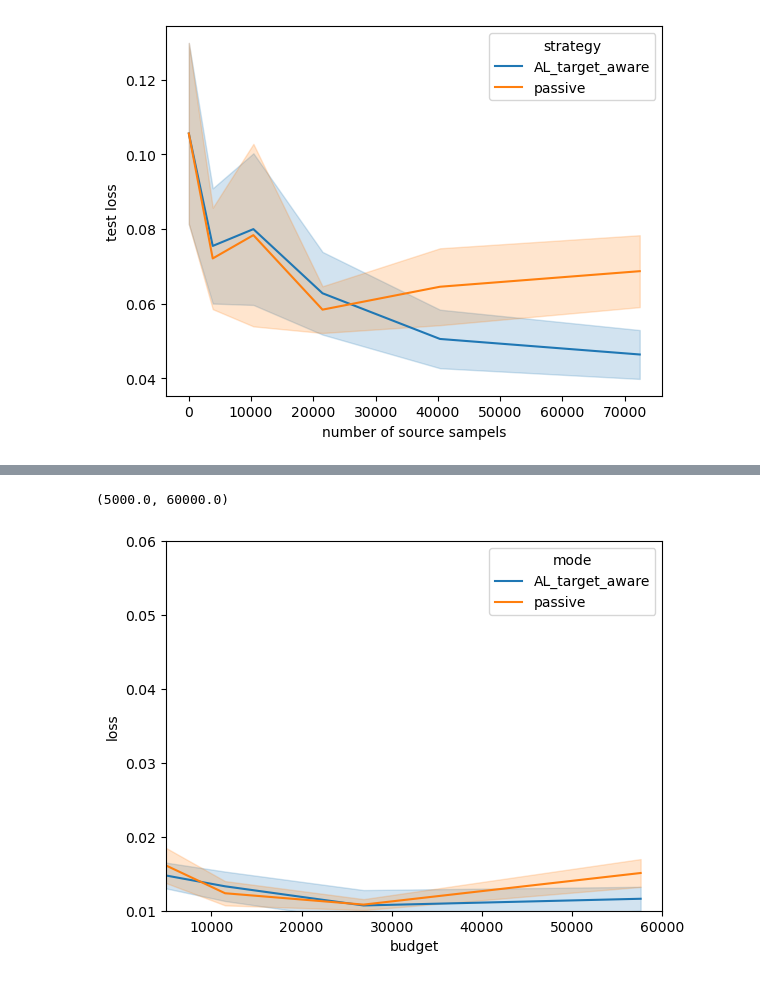
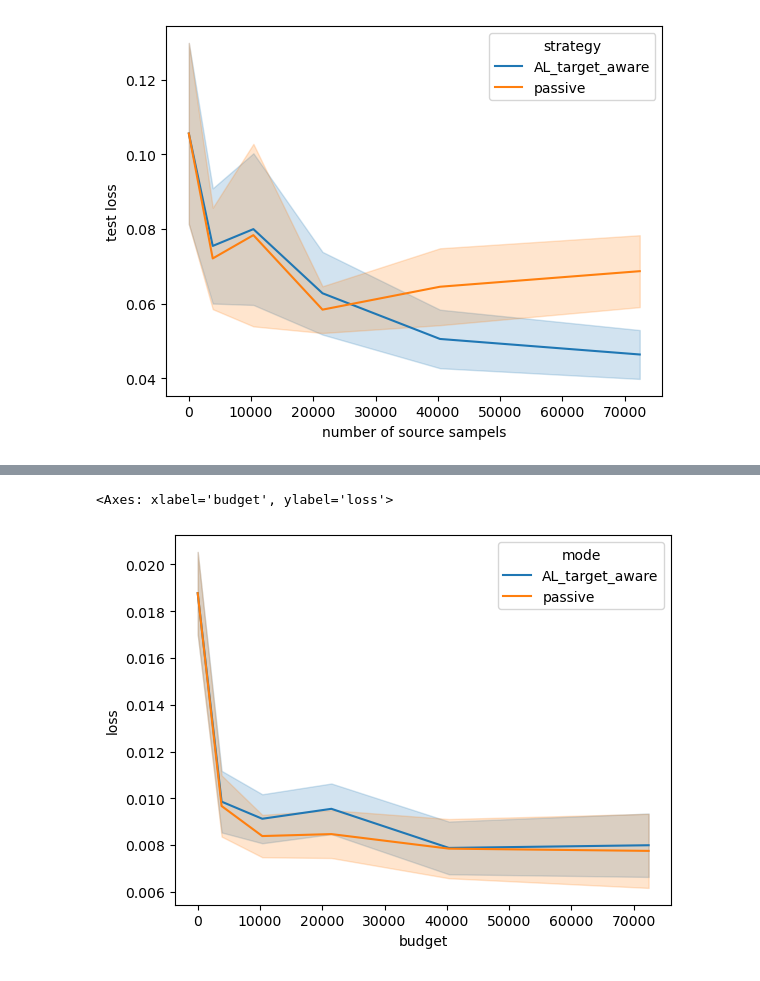
Before and after one commit to WendyH1108/AL-Robotics, a Jupyter notebook: summary_pendulum_nonLinear.ipynb, the cells around one changed output, grey strips where cells are left out. Cells and saved outputs as stored; diff of their text form; code cells hidden in the pictures.

```diff
--- a/summary_pendulum_nonLinear.ipynb
+++ b/summary_pendulum_nonLinear.ipynb
@@ -86,7 +80,7 @@ sns.lineplot(x="budget", y="related_source_est_similarities", data=result, error
 config = {
         "embed_dim": 8,
         "input_dim": 60,
-        "num_target_sample": 5000,
+        "num_target_sample": 4000,
         "active": None,
         "target_aware": None,
         "saving_task_num": True,
@@ -117,8 +111,8 @@ for seed in [ 43, 500, 12434, 425, 987, 26794, 56, 89, 1111, 89731, 21312]:
                 result = pd.concat([result, tmp])
 
 sns.lineplot(x="budget", y="loss", data=result, hue="mode", errorbar=('se',1), markers=True, dashes=False)
-plt.ylim([0.01, 0.06])
-plt.xlim([5000, 60000])
+# plt.ylim([0.01, 0.06])
+# plt.xlim([5000, 60000])
 # plt.xscale("log")
 # plt.yscale("log")
 # %% [output]
@@ -134,40 +122,40 @@ sns.lineplot(x="budget", y="related_source_est_similarities", data=result, hue="
 config = {
         "embed_dim": 8,
         "input_dim": 60,
-        "num_target_sample": 5000,
+        "num_target_sample": 4000,
         "active": None,
         "target_aware": None,
         "saving_task_num": True,
         "base_len_ratio": 1,
         "exp_base": 2,
         "outer_epoch_num": 4,
         "actual_target":  [0, -1, 0.5, 0, 0.5, 0]
         }
 
 result = None
-for seed in [ 43, 500, 12434, 425, 987, 26794, 56, 89, 1111, 89731, 21312]:
-# for seed in [ 43, 500, 425, 987, 56, 89, 1111, 89731, 21312]:
+# for seed in [ 43, 500, 12434, 425, 987, 26794, 56, 89, 1111, 89731, 21312]:
+for seed in [ 43,500, 12434, 425, 987, 26794, 56, 89]:
     for active in [True, False]:
             config["data_seed"] = seed
             config["active"] = active
             config["target_aware"] = True if active else False
             filename = processName(config)
             tmp = pd.read_csv(f"results/pendulum_nonlinear_highErrorBar/{filename}.csv")
             if active:
                 tmp["mode"] = "AL_target_aware"
             else:
                 tmp["mode"] = "passive"
             tmp['seed'] = seed
             if result is None:
                 result = tmp
             else:
                 result = pd.concat([result, tmp])
 
 sns.lineplot(x="budget", y="loss", data=result, hue="mode", errorbar=('se',1), markers=True, dashes=False)
-plt.ylim([0.01, 0.06])
-plt.xlim([5000, 60000])
+# plt.ylim([0.01, 0.06])
+# plt.xlim([5000, 60000])
 # plt.xscale("log")
 # plt.yscale("log")
 # %% [output]
-(5000.0, 60000.0)
+<Axes: xlabel='budget', ylabel='loss'>
-[figure, old version]
+[figure, new version]
```
Also changed, not shown: parts of 14 cells of this notebook.
